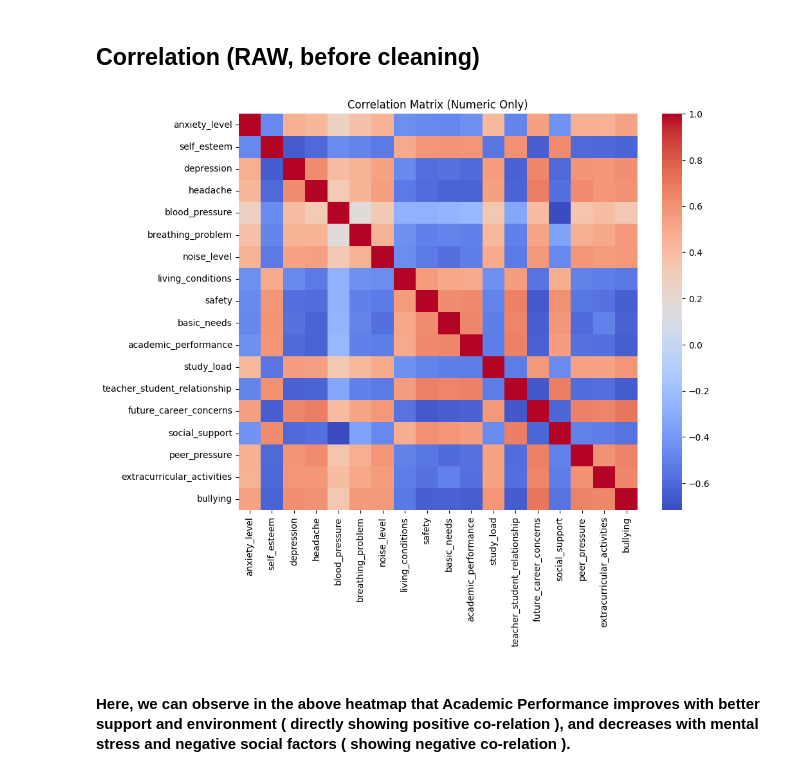
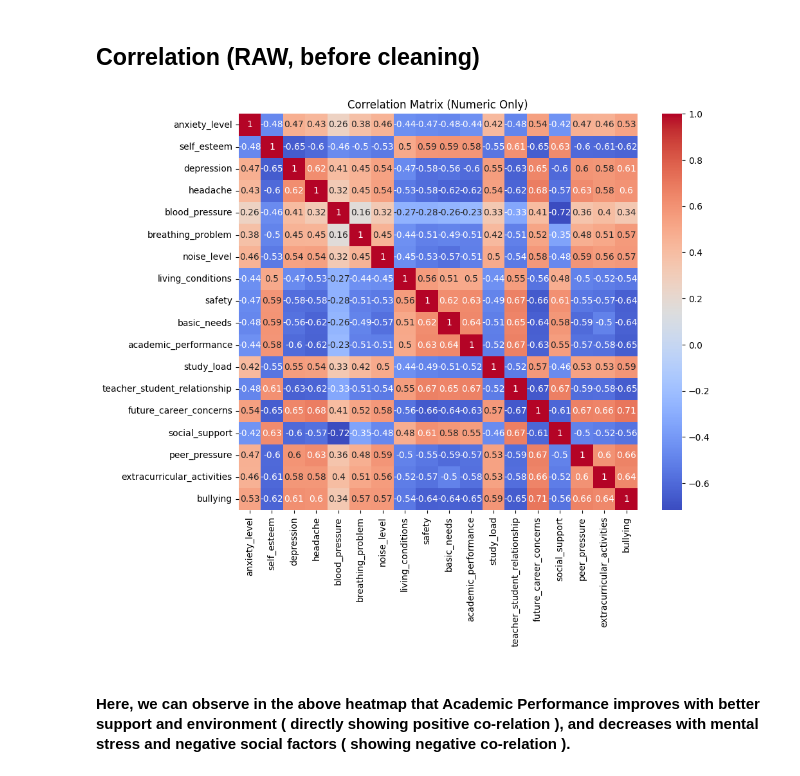
Before and after one commit to Hrick-08/Student-Stress-Analysis-and-Academic-Performance-Predictor, a Jupyter notebook: notebooks/EDA.ipynb, the cells around one changed output. Saved outputs shown, nothing was run; the diff lists cells and outputs as text; code cells hidden in the pictures.

```diff
--- a/notebooks/EDA.ipynb
+++ b/notebooks/EDA.ipynb
@@ -205,12 +205,12 @@ plt.show()
 # %%
 numeric_df = df.select_dtypes(include=['int64','float64'])
 
 plt.figure(figsize=(10,8))
-sns.heatmap(numeric_df.corr(), cmap='coolwarm')
+sns.heatmap(numeric_df.corr(), cmap='coolwarm', annot=True)
 plt.title("Correlation Matrix (Numeric Only)")
 plt.show()
 # %% [output]
-[figure, old version]
+[figure, new version]
 # %% [markdown]
 #### Here, we can observe in the above heatmap that Academic Performance improves with better support and environment ( directly showing positive co-relation ), and decreases with mental stress and negative social factors ( showing negative co-relation ).
 # %% [markdown]
```
Also changed, not shown: parts of 1 cell of this notebook.
